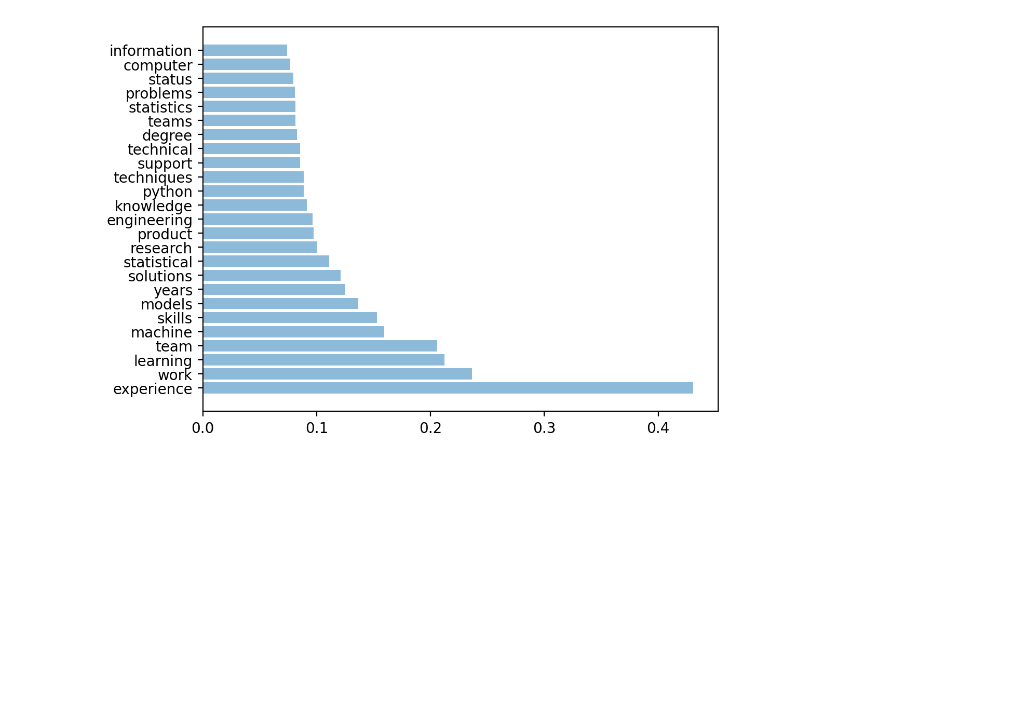
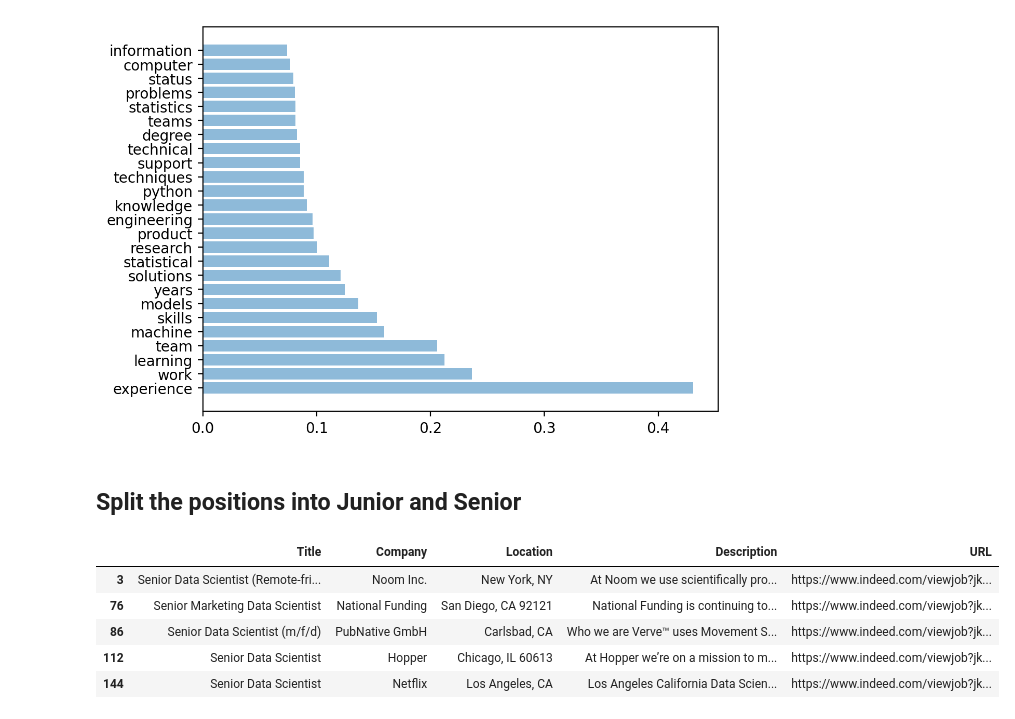
Before and after one commit to ericyang94/DS-Job-Analysis, a Jupyter notebook: Data_Analysis/Indeed_NLP_Analysis.ipynb, the cells around one changed output. Cells and saved outputs as stored; diff of their text form; code cells hidden in the pictures; blank space fills up the shorter version.

```diff
--- a/Data_Analysis/Indeed_NLP_Analysis.ipynb
+++ b/Data_Analysis/Indeed_NLP_Analysis.ipynb
@@ -175,3 +175,5 @@ plt.barh(df_tfIdf['word'], df_tfIdf['TF-IDF'], align='center', alpha=0.5)
 plt.show()
 # %% [output]
 [figure]
+# %% [markdown]
+## Split the positions into Junior and Senior
@@ -177,0 +186,9 @@ plt.show()
+# %%
+data_Senior.head()
+# %% [output]
+|  | Title | Company | Location | Description | URL |
+| 3 | Senior Data Scientist (Remote-fri... | Noom Inc. | New York, NY | At Noom we use scientifically pro... | https://www.indeed.com/viewjob?jk... |
+| 76 | Senior Marketing Data Scientist | National Funding | San Diego, CA 92121 | National Funding is continuing to... | https://www.indeed.com/viewjob?jk... |
+| 86 | Senior Data Scientist (m/f/d) | PubNative GmbH | Carlsbad, CA | Who we are Verve™ uses Movement S... | https://www.indeed.com/viewjob?jk... |
+| 112 | Senior Data Scientist | Hopper | Chicago, IL 60613 | At Hopper we’re on a mission to m... | https://www.indeed.com/viewjob?jk... |
+| 144 | Senior Data Scientist | Netflix | Los Angeles, CA | Los Angeles California Data Scien... | https://www.indeed.com/viewjob?jk... |
```
Also changed, not shown: parts of 12 cells of this notebook.
